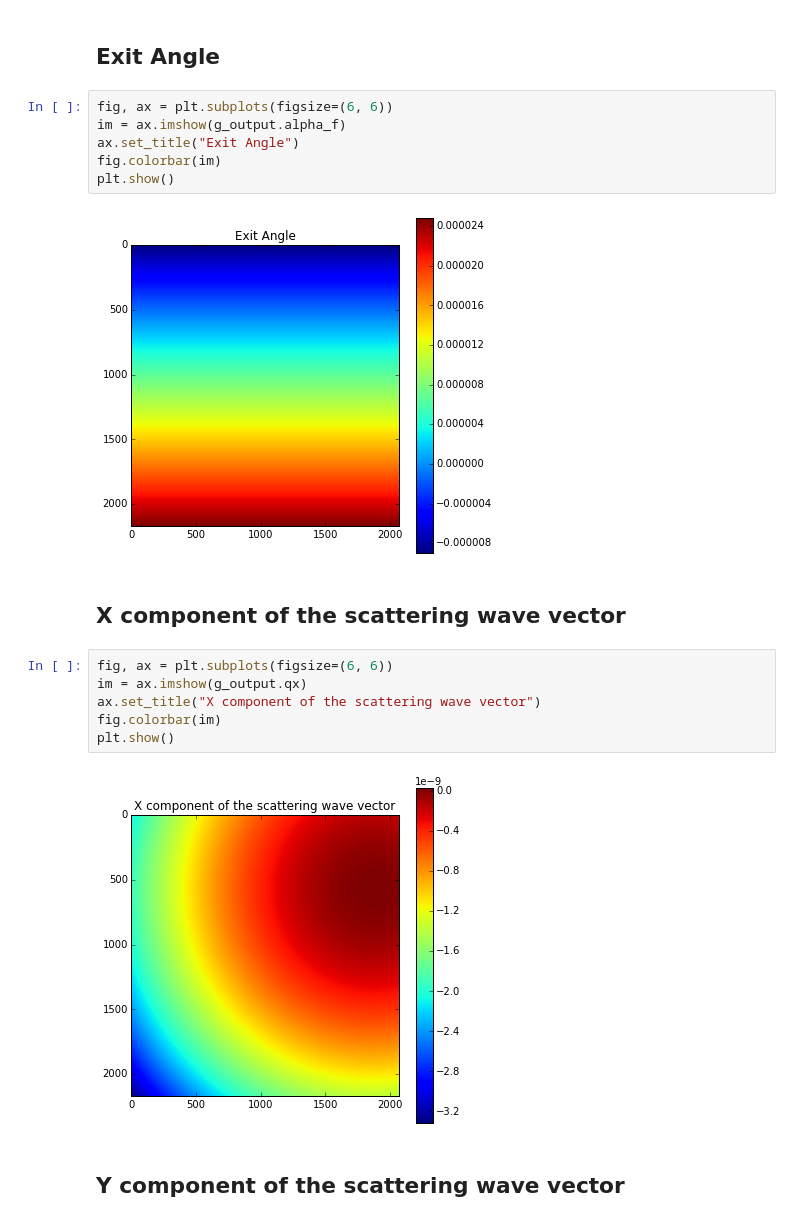
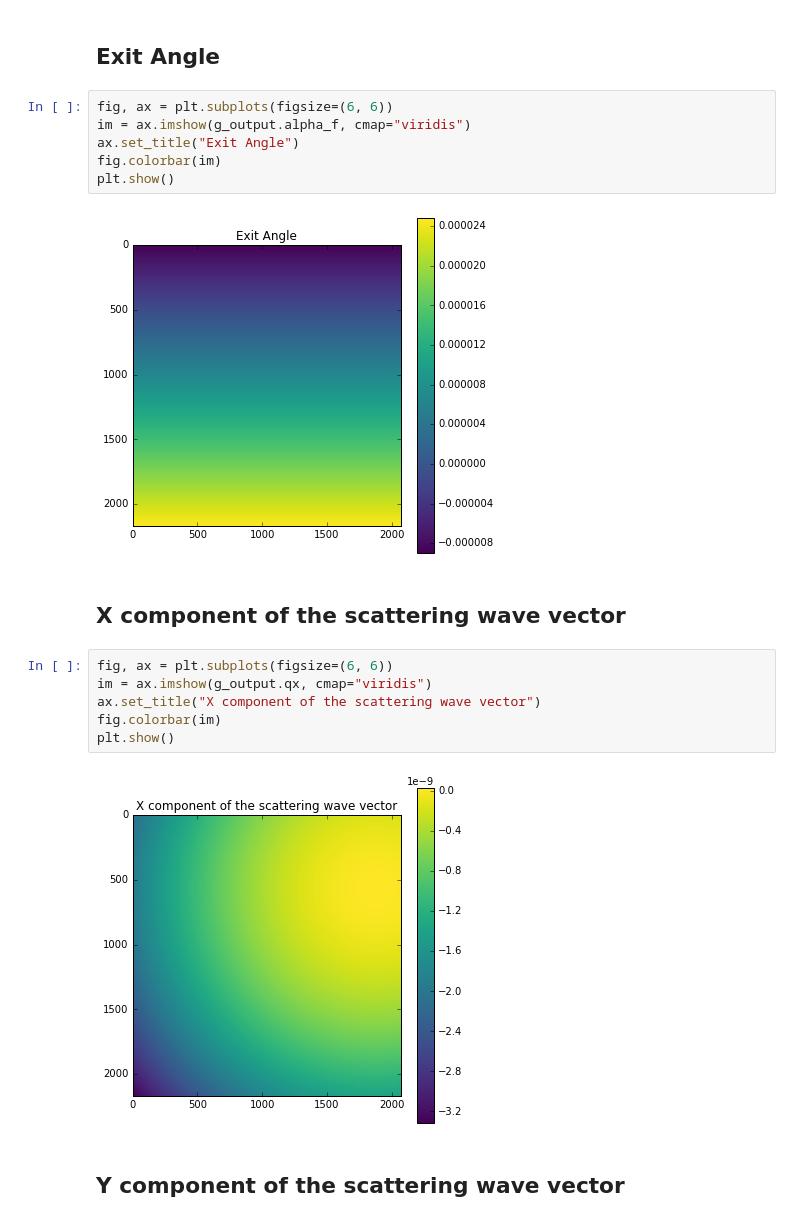
Before and after one commit to scikit-beam/scikit-beam-examples, a Jupyter notebook: demos/reciprocal_space/gisaxs.ipynb, the cells around one changed output. Drawn from its saved outputs; the diff is of its cells as text.

Commit message:
ENH: changed the cmap

```diff
--- a/demos/reciprocal_space/gisaxs.ipynb
+++ b/demos/reciprocal_space/gisaxs.ipynb
@@ -48,22 +46,22 @@ g_output.tilt_angle
 ## Exit Angle
 # %%
 fig, ax = plt.subplots(figsize=(6, 6))
-im = ax.imshow(g_output.alpha_f)
+im = ax.imshow(g_output.alpha_f, cmap="viridis")
 ax.set_title("Exit Angle")
 fig.colorbar(im)
 plt.show()
 # %% [output]
-[figure, old version]
+[figure, new version]
 # %% [markdown]
 ## X component of the scattering wave vector
 # %%
 fig, ax = plt.subplots(figsize=(6, 6))
-im = ax.imshow(g_output.qx)
+im = ax.imshow(g_output.qx, cmap="viridis")
 ax.set_title("X component of the scattering wave vector")
 fig.colorbar(im)
 plt.show()
 # %% [output]
-[figure, old version]
+[figure, new version]
 # %% [markdown]
 ## Y component of the scattering wave vector
 # %%
```
Also changed, not shown: parts of 4 cells of this notebook.
